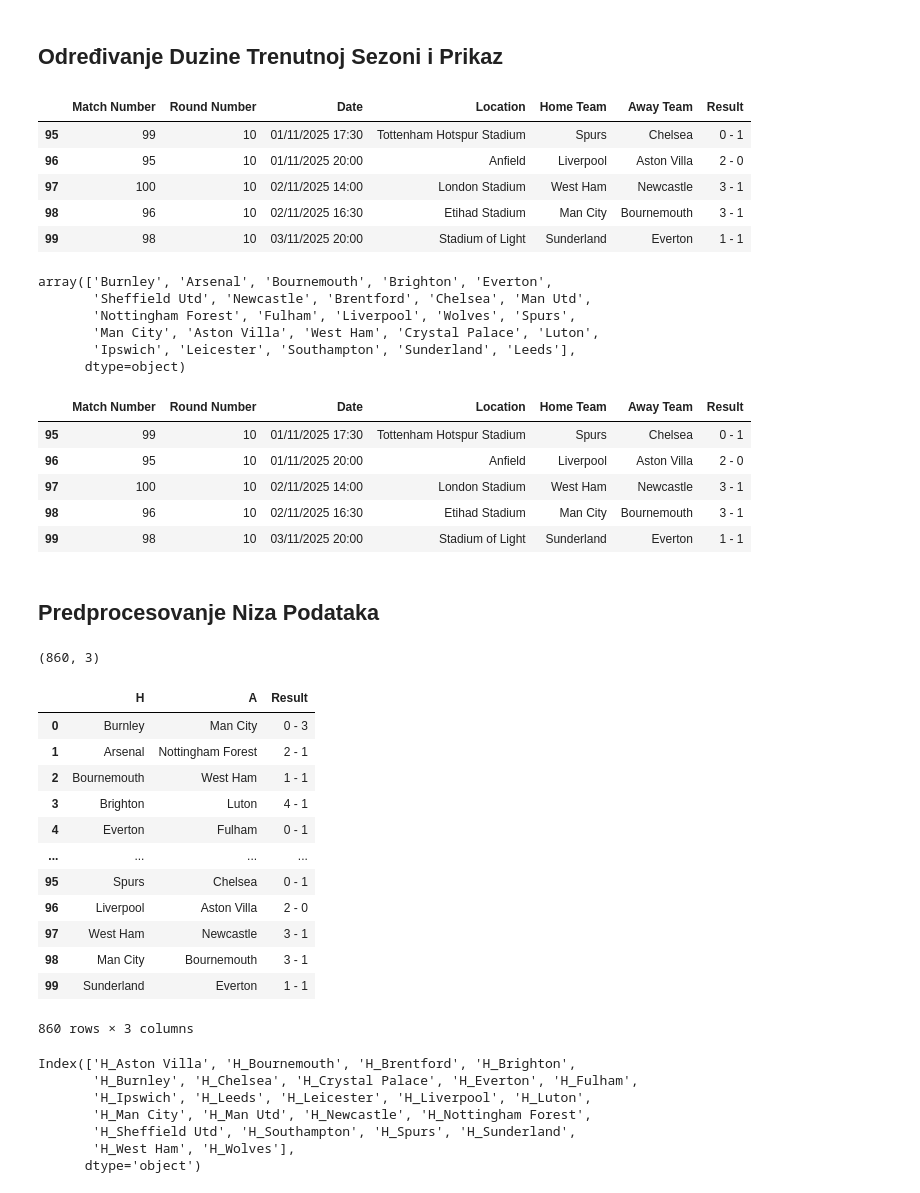
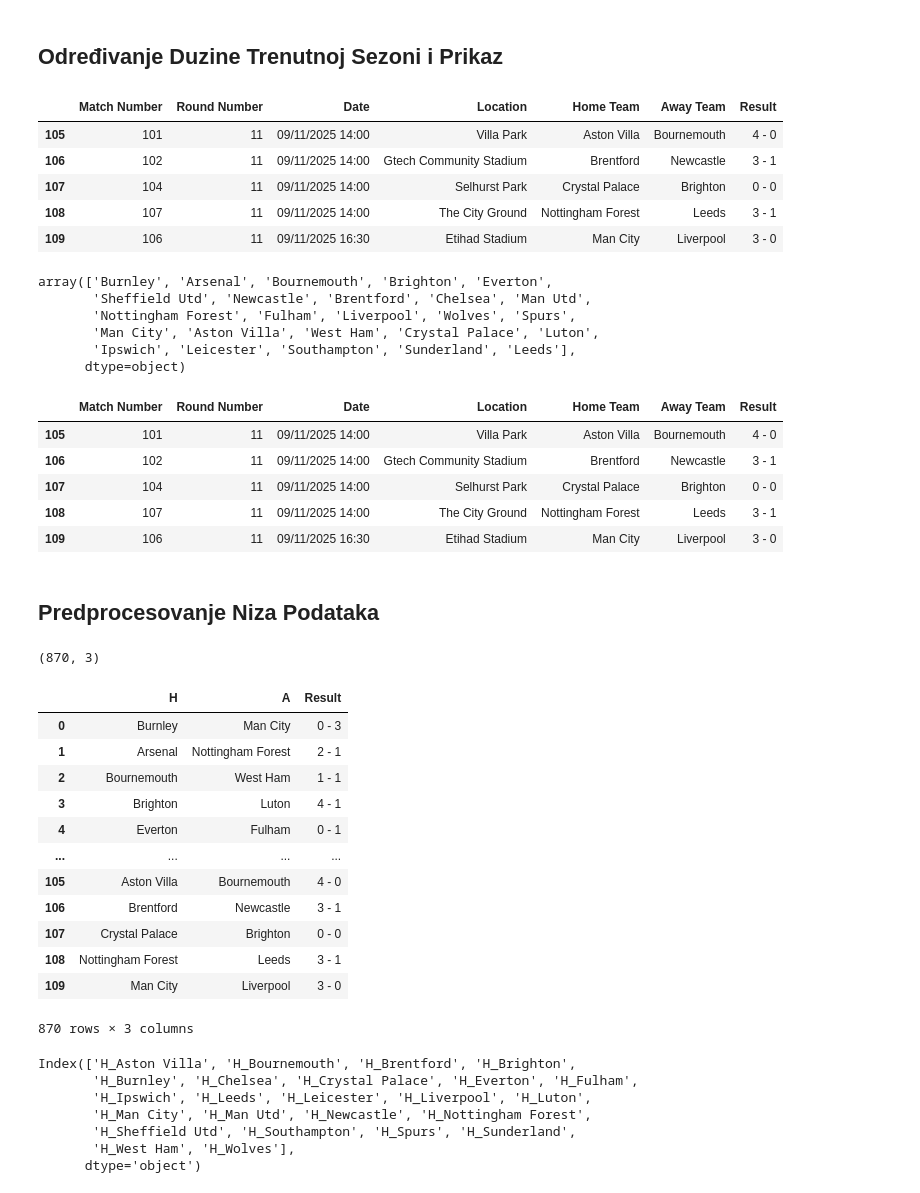
Before and after one commit to AmirBih/predikcija_rezultata_eng, a Jupyter notebook: EPL- float_Predvidjanje_Pobjednika.ipynb, the cells around one changed output. Cells and saved outputs as stored; diff of their text form; code cells hidden in the pictures.

```diff
--- a/EPL- float_Predvidjanje_Pobjednika.ipynb
+++ b/EPL- float_Predvidjanje_Pobjednika.ipynb
@@ -25,15 +25,15 @@ df_24_5["Away Team"] = df_24_5["Away Team"].replace("Nott'm Forest", 'Nottingham
 ## Određivanje Duzine Trenutnoj Sezoni i Prikaz
 # %%
 #odrediti duzinu sezone - OBAVEZNO!!!
-df_25_6 = df_25_6.head(100)
+df_25_6 = df_25_6.head(110)
 df_25_6.tail(5)
 # %% [output]
 |  | Match Number | Round Number | Date | Location | Home Team | Away Team | Result |
-| 95 | 99 | 10 | 01/11/2025 17:30 | Tottenham Hotspur Stadium | Spurs | Chelsea | 0 - 1 |
-| 96 | 95 | 10 | 01/11/2025 20:00 | Anfield | Liverpool | Aston Villa | 2 - 0 |
-| 97 | 100 | 10 | 02/11/2025 14:00 | London Stadium | West Ham | Newcastle | 3 - 1 |
-| 98 | 96 | 10 | 02/11/2025 16:30 | Etihad Stadium | Man City | Bournemouth | 3 - 1 |
-| 99 | 98 | 10 | 03/11/2025 20:00 | Stadium of Light | Sunderland | Everton | 1 - 1 |
+| 105 | 101 | 11 | 09/11/2025 14:00 | Villa Park | Aston Villa | Bournemouth | 4 - 0 |
+| 106 | 102 | 11 | 09/11/2025 14:00 | Gtech Community Stadium | Brentford | Newcastle | 3 - 1 |
+| 107 | 104 | 11 | 09/11/2025 14:00 | Selhurst Park | Crystal Palace | Brighton | 0 - 0 |
+| 108 | 107 | 11 | 09/11/2025 14:00 | The City Ground | Nottingham Forest | Leeds | 3 - 1 |
+| 109 | 106 | 11 | 09/11/2025 16:30 | Etihad Stadium | Man City | Liverpool | 3 - 0 |
 # %%
 #sjedinjavanje ta tri df niza podataka - po osi jedan - odnosno uzduž
 df_BL = pd.concat([df_23_4, df_24_5, df_25_6], axis=0)
@@ -52,11 +52,11 @@ array(['Burnley', 'Arsenal', 'Bournemouth', 'Brighton', 'Everton',
 df_BL.tail()
 # %% [output]
 |  | Match Number | Round Number | Date | Location | Home Team | Away Team | Result |
-| 95 | 99 | 10 | 01/11/2025 17:30 | Tottenham Hotspur Stadium | Spurs | Chelsea | 0 - 1 |
-| 96 | 95 | 10 | 01/11/2025 20:00 | Anfield | Liverpool | Aston Villa | 2 - 0 |
-| 97 | 100 | 10 | 02/11/2025 14:00 | London Stadium | West Ham | Newcastle | 3 - 1 |
-| 98 | 96 | 10 | 02/11/2025 16:30 | Etihad Stadium | Man City | Bournemouth | 3 - 1 |
-| 99 | 98 | 10 | 03/11/2025 20:00 | Stadium of Light | Sunderland | Everton | 1 - 1 |
+| 105 | 101 | 11 | 09/11/2025 14:00 | Villa Park | Aston Villa | Bournemouth | 4 - 0 |
+| 106 | 102 | 11 | 09/11/2025 14:00 | Gtech Community Stadium | Brentford | Newcastle | 3 - 1 |
+| 107 | 104 | 11 | 09/11/2025 14:00 | Selhurst Park | Crystal Palace | Brighton | 0 - 0 |
+| 108 | 107 | 11 | 09/11/2025 14:00 | The City Ground | Nottingham Forest | Leeds | 3 - 1 |
+| 109 | 106 | 11 | 09/11/2025 16:30 | Etihad Stadium | Man City | Liverpool | 3 - 0 |
 # %% [markdown]
 ## Predprocesovanje Niza Podataka
 # %%
@@ -64,7 +64,7 @@ df_BL.tail()
 df_BL = df_BL.drop(["Match Number","Round Number","Date","Location"],axis=1)
 df_BL.shape
 # %% [output]
-(860, 3)
+(870, 3)
 # %%
 df_BL.rename(columns={"Home Team":"H","Away Team":"A"},inplace=True)
 # %%
@@ -78,12 +78,12 @@ df_BL
 | 3 | Brighton | Luton | 4 - 1 |
 | 4 | Everton | Fulham | 0 - 1 |
 | ... | ... | ... | ... |
-| 95 | Spurs | Chelsea | 0 - 1 |
-| 96 | Liverpool | Aston Villa | 2 - 0 |
-| 97 | West Ham | Newcastle | 3 - 1 |
-| 98 | Man City | Bournemouth | 3 - 1 |
-| 99 | Sunderland | Everton | 1 - 1 |
+| 105 | Aston Villa | Bournemouth | 4 - 0 |
+| 106 | Brentford | Newcastle | 3 - 1 |
+| 107 | Crystal Palace | Brighton | 0 - 0 |
+| 108 | Nottingham Forest | Leeds | 3 - 1 |
+| 109 | Man City | Liverpool | 3 - 0 |
-860 rows × 3 columns
+870 rows × 3 columns
 # %%
 from sklearn.model_selection import train_test_split
 from sklearn.preprocessing import StandardScaler, LabelEncoder, OneHotEncoder
```
Also changed, not shown: parts of 7 cells of this notebook, 9 other files.
